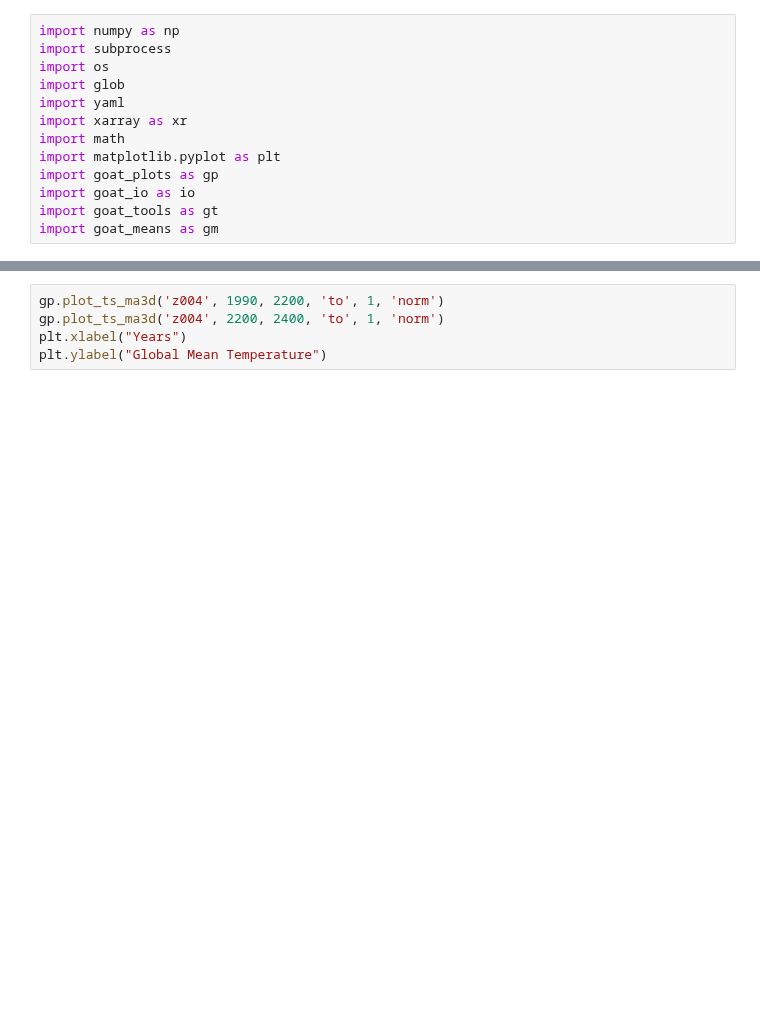
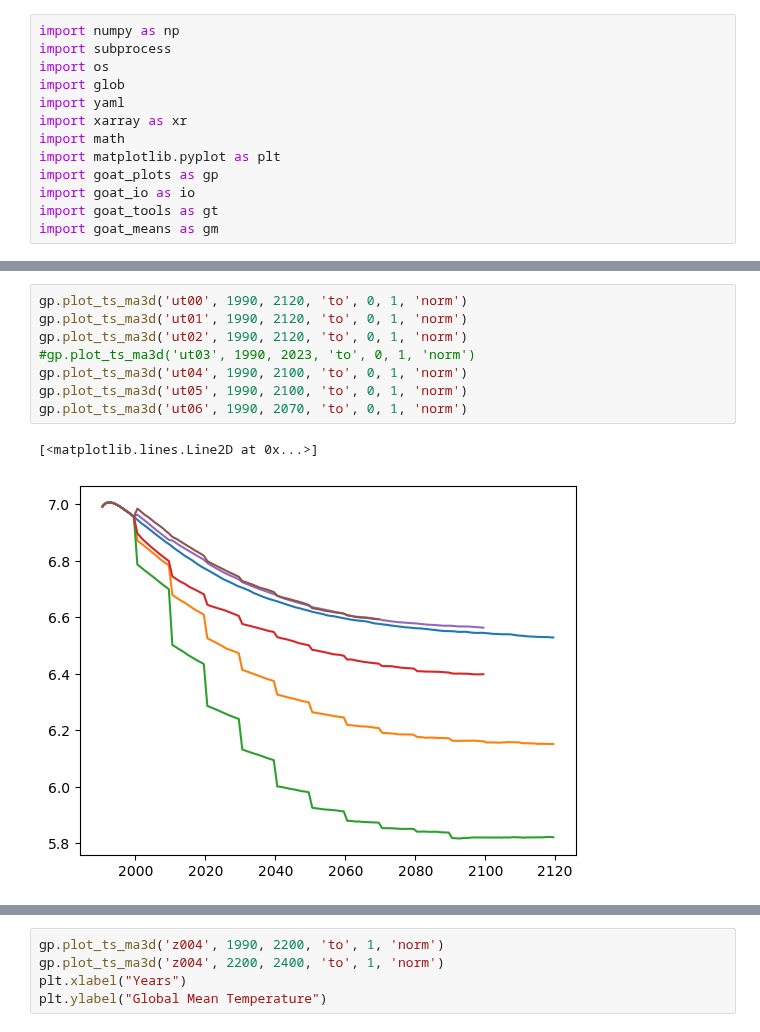
Before and after one commit to asozza/stece, a Jupyter notebook: goat/test_z001.ipynb, the cells around one changed output, grey strips where cells are left out. Drawn from its saved outputs; the diff is of its cells as text; blank space fills up the shorter version.

```diff
--- a/goat/test_z001.ipynb
+++ b/goat/test_z001.ipynb
@@ -13,0 +21,11 @@ import goat_means as gm
+# %%
+gp.plot_ts_ma3d('ut00', 1990, 2120, 'to', 0, 1, 'norm')
+gp.plot_ts_ma3d('ut01', 1990, 2120, 'to', 0, 1, 'norm')
+gp.plot_ts_ma3d('ut02', 1990, 2120, 'to', 0, 1, 'norm')
+#gp.plot_ts_ma3d('ut03', 1990, 2023, 'to', 0, 1, 'norm')
+gp.plot_ts_ma3d('ut04', 1990, 2100, 'to', 0, 1, 'norm')
+gp.plot_ts_ma3d('ut05', 1990, 2100, 'to', 0, 1, 'norm')
+gp.plot_ts_ma3d('ut06', 1990, 2070, 'to', 0, 1, 'norm')
+# %% [output]
+[<matplotlib.lines.Line2D at 0x...>]
+[figure, added]
```
Also changed, not shown: parts of 10 cells of this notebook, 10 other files.
